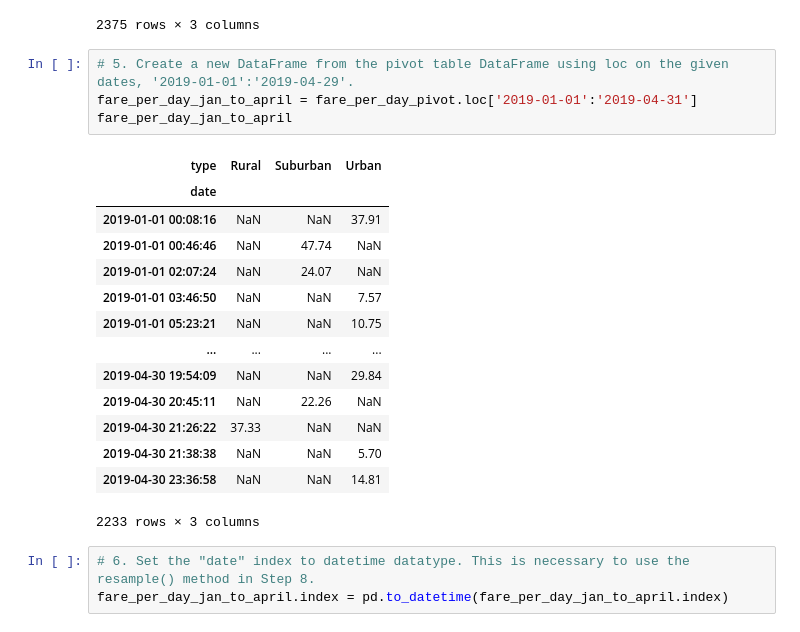
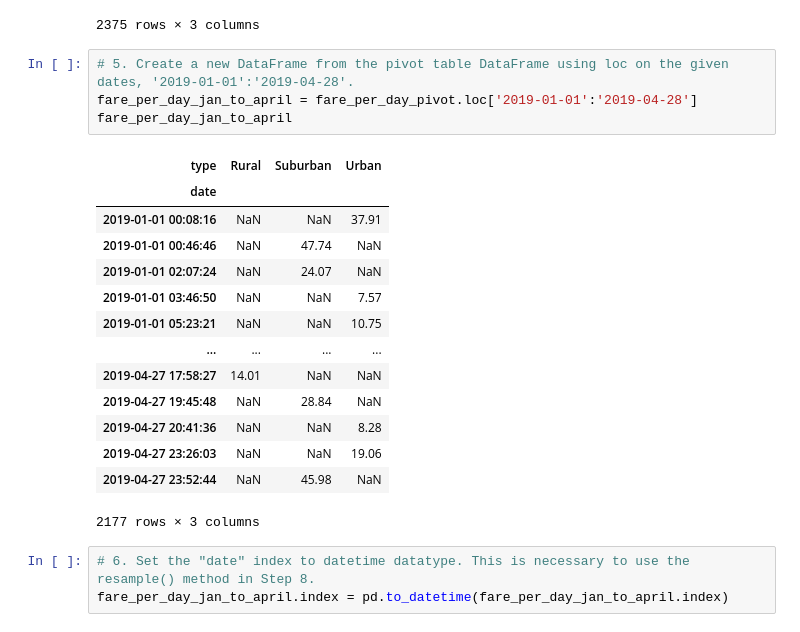
Before and after one commit to MitchellGleason/PyBer-Analysis, a Jupyter notebook: PyBer_Challenge.ipynb, the cells around one changed output. Cells and saved outputs as stored; diff of their text form.

```diff
--- a/PyBer_Challenge.ipynb
+++ b/PyBer_Challenge.ipynb
@@ -199,24 +214,24 @@ fare_per_day_pivot
 | 2019-05-08 13:10:18 | NaN | NaN | 18.04 |
 2375 rows × 3 columns
 # %%
-# 5. Create a new DataFrame from the pivot table DataFrame using loc on the given dates, '2019-01-01':'2019-04-29'.
-fare_per_day_jan_to_april = fare_per_day_pivot.loc['2019-01-01':'2019-04-31']
+# 5. Create a new DataFrame from the pivot table DataFrame using loc on the given dates, '2019-01-01':'2019-04-28'.
+fare_per_day_jan_to_april = fare_per_day_pivot.loc['2019-01-01':'2019-04-28']
 fare_per_day_jan_to_april
 # %% [output]
 | type | Rural | Suburban | Urban |
 | date |  |  |  |
 | 2019-01-01 00:08:16 | NaN | NaN | 37.91 |
 | 2019-01-01 00:46:46 | NaN | 47.74 | NaN |
 | 2019-01-01 02:07:24 | NaN | 24.07 | NaN |
 | 2019-01-01 03:46:50 | NaN | NaN | 7.57 |
 | 2019-01-01 05:23:21 | NaN | NaN | 10.75 |
 | ... | ... | ... | ... |
-| 2019-04-30 19:54:09 | NaN | NaN | 29.84 |
-| 2019-04-30 20:45:11 | NaN | 22.26 | NaN |
-| 2019-04-30 21:26:22 | 37.33 | NaN | NaN |
-| 2019-04-30 21:38:38 | NaN | NaN | 5.70 |
-| 2019-04-30 23:36:58 | NaN | NaN | 14.81 |
+| 2019-04-27 17:58:27 | 14.01 | NaN | NaN |
+| 2019-04-27 19:45:48 | NaN | 28.84 | NaN |
+| 2019-04-27 20:41:36 | NaN | NaN | 8.28 |
+| 2019-04-27 23:26:03 | NaN | NaN | 19.06 |
+| 2019-04-27 23:52:44 | NaN | 45.98 | NaN |
-2233 rows × 3 columns
+2177 rows × 3 columns
 # %%
 # 6. Set the "date" index to datetime datatype. This is necessary to use the resample() method in Step 8.
 fare_per_day_jan_to_april.index = pd.to_datetime(fare_per_day_jan_to_april.index)
```
Also changed, not shown: parts of 8 cells of this notebook, 2 other files.
